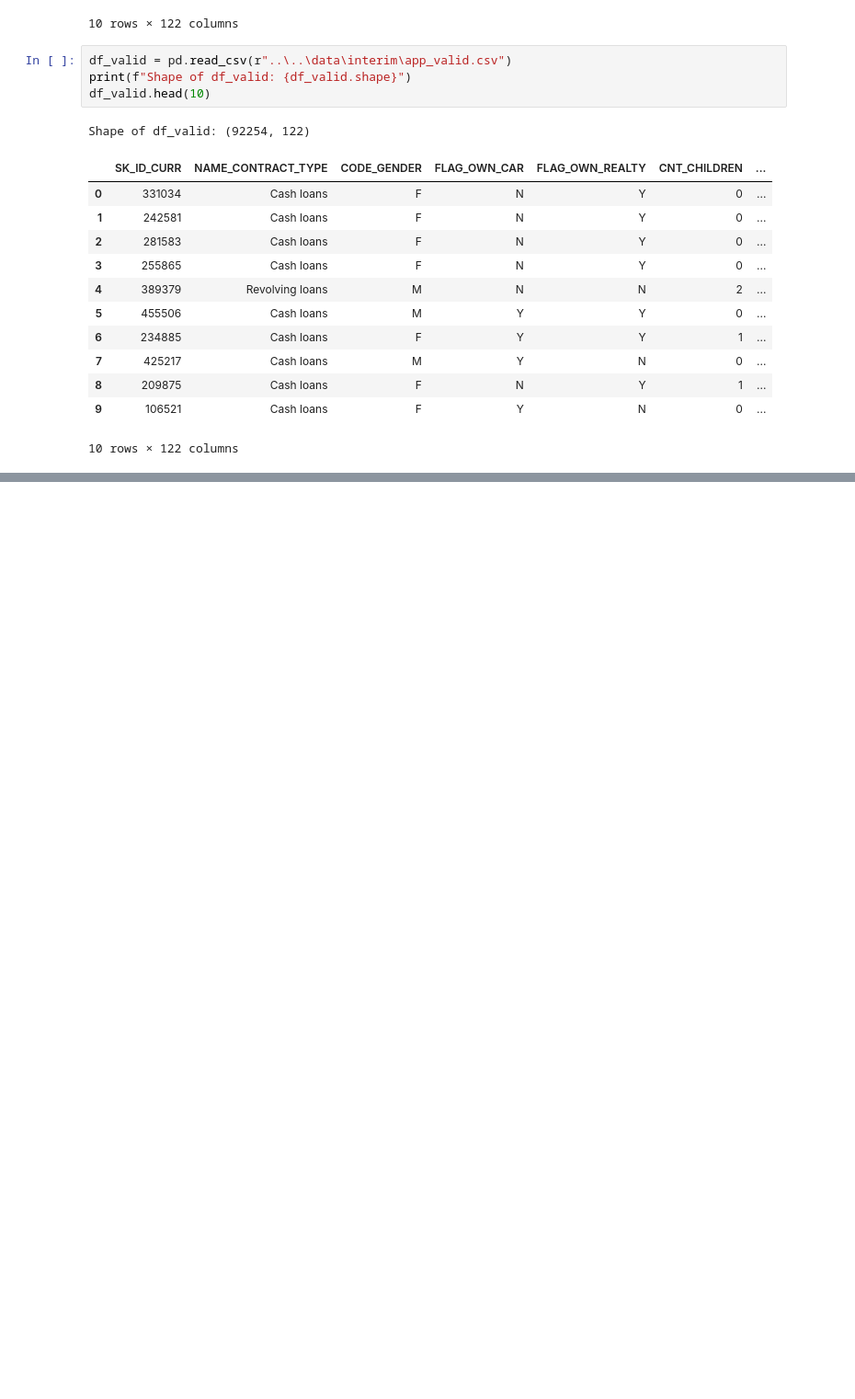
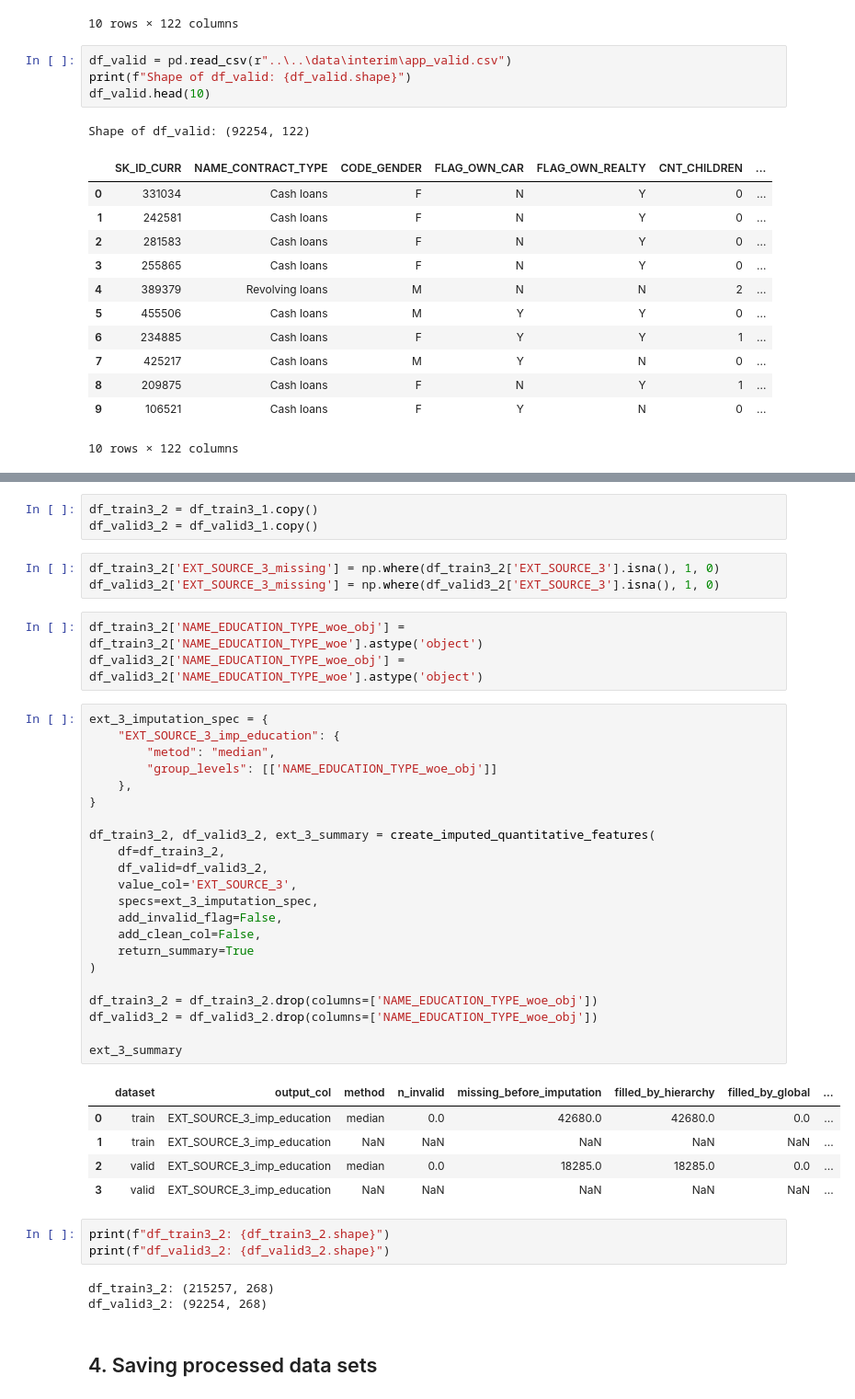
Before and after one commit to alek-ds/home-credit-default-risk-ak, a Jupyter notebook: notebooks/preprocessing/app_preprocessing.ipynb, the cells around one changed output, grey strips where cells are left out. Shown at 92% size. Cells and saved outputs as stored; diff of their text form; blank space fills up the shorter version.

```diff
--- a/notebooks/preprocessing/app_preprocessing.ipynb
+++ b/notebooks/preprocessing/app_preprocessing.ipynb
@@ -176,0 +372,45 @@ plot_categorical_vs_binary(df=df1, cat_var='AMT_CREDIT_optbin_bin', target_var='
+# %%
+df_train3_2 = df_train3_1.copy()
+df_valid3_2 = df_valid3_1.copy()
+# %%
+df_train3_2['EXT_SOURCE_3_missing'] = np.where(df_train3_2['EXT_SOURCE_3'].isna(), 1, 0)
+df_valid3_2['EXT_SOURCE_3_missing'] = np.where(df_valid3_2['EXT_SOURCE_3'].isna(), 1, 0)
+# %%
+df_train3_2['NAME_EDUCATION_TYPE_woe_obj'] = df_train3_2['NAME_EDUCATION_TYPE_woe'].astype('object')
+df_valid3_2['NAME_EDUCATION_TYPE_woe_obj'] = df_valid3_2['NAME_EDUCATION_TYPE_woe'].astype('object')
+# %%
+ext_3_imputation_spec = {
+    "EXT_SOURCE_3_imp_education": {
+        "metod": "median",
+        "group_levels": [['NAME_EDUCATION_TYPE_woe_obj']]
+    },
+}
+
+df_train3_2, df_valid3_2, ext_3_summary = create_imputed_quantitative_features(
+    df=df_train3_2,
+    df_valid=df_valid3_2,
+    value_col='EXT_SOURCE_3',
+    specs=ext_3_imputation_spec,
+    add_invalid_flag=False,
+    add_clean_col=False,
+    return_summary=True
+)
+
+df_train3_2 = df_train3_2.drop(columns=['NAME_EDUCATION_TYPE_woe_obj'])
+df_valid3_2 = df_valid3_2.drop(columns=['NAME_EDUCATION_TYPE_woe_obj'])
+
+ext_3_summary
+# %% [output]
+|  | dataset | output_col | method | n_invalid | missing_before_imputation | filled_by_hierarchy | filled_by_global | ... |
+| 0 | train | EXT_SOURCE_3_imp_education | median | 0.0 | 42680.0 | 42680.0 | 0.0 | ... |
+| 1 | train | EXT_SOURCE_3_imp_education | NaN | NaN | NaN | NaN | NaN | ... |
+| 2 | valid | EXT_SOURCE_3_imp_education | median | 0.0 | 18285.0 | 18285.0 | 0.0 | ... |
+| 3 | valid | EXT_SOURCE_3_imp_education | NaN | NaN | NaN | NaN | NaN | ... |
+# %%
+print(f"df_train3_2: {df_train3_2.shape}")
+print(f"df_valid3_2: {df_valid3_2.shape}")
+# %% [output]
+df_train3_2: (215257, 268)
+df_valid3_2: (92254, 268)
+# %% [markdown]
+## 4. Saving processed data sets
```
Also changed, not shown: parts of 41 cells of this notebook.
